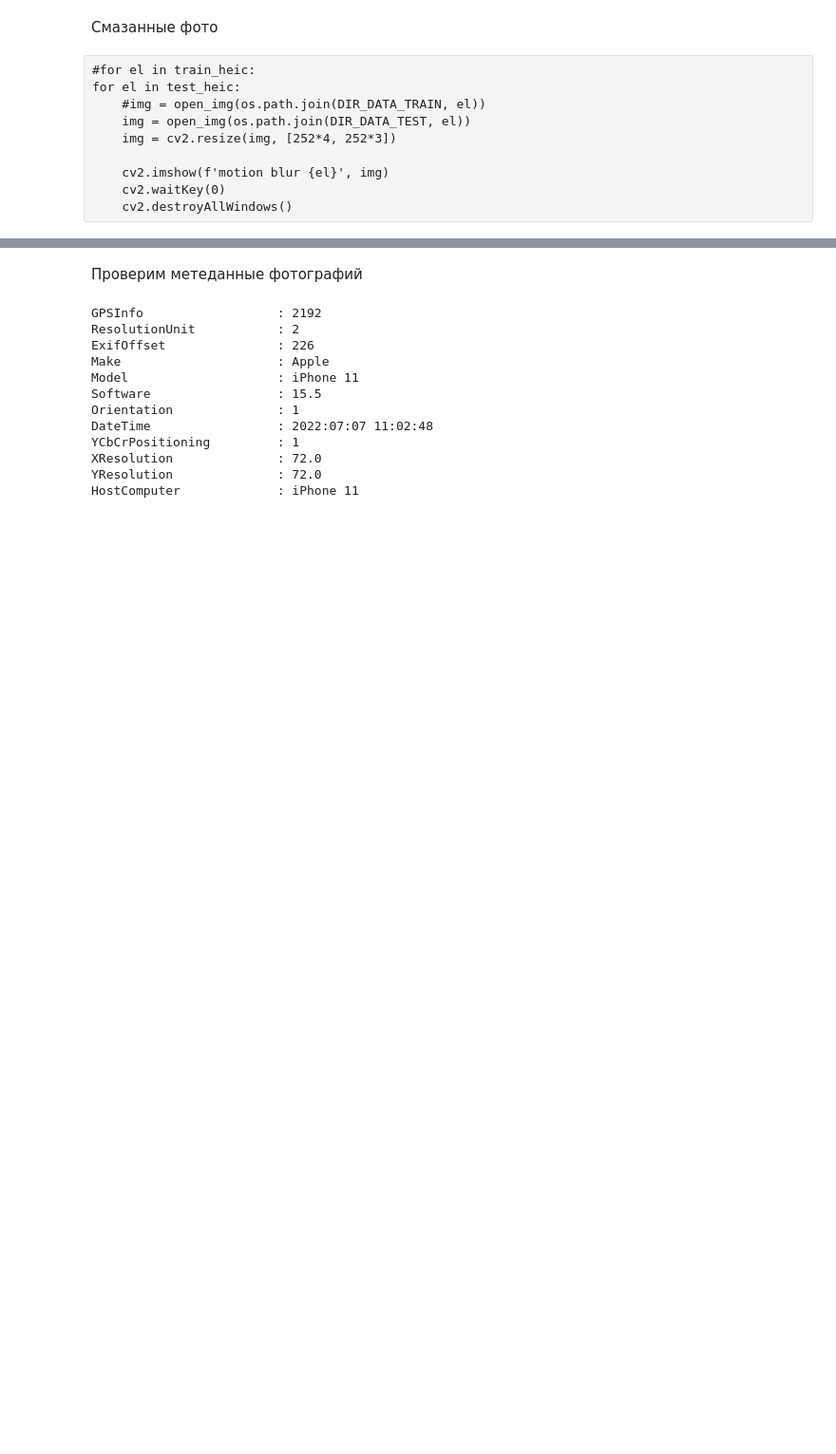
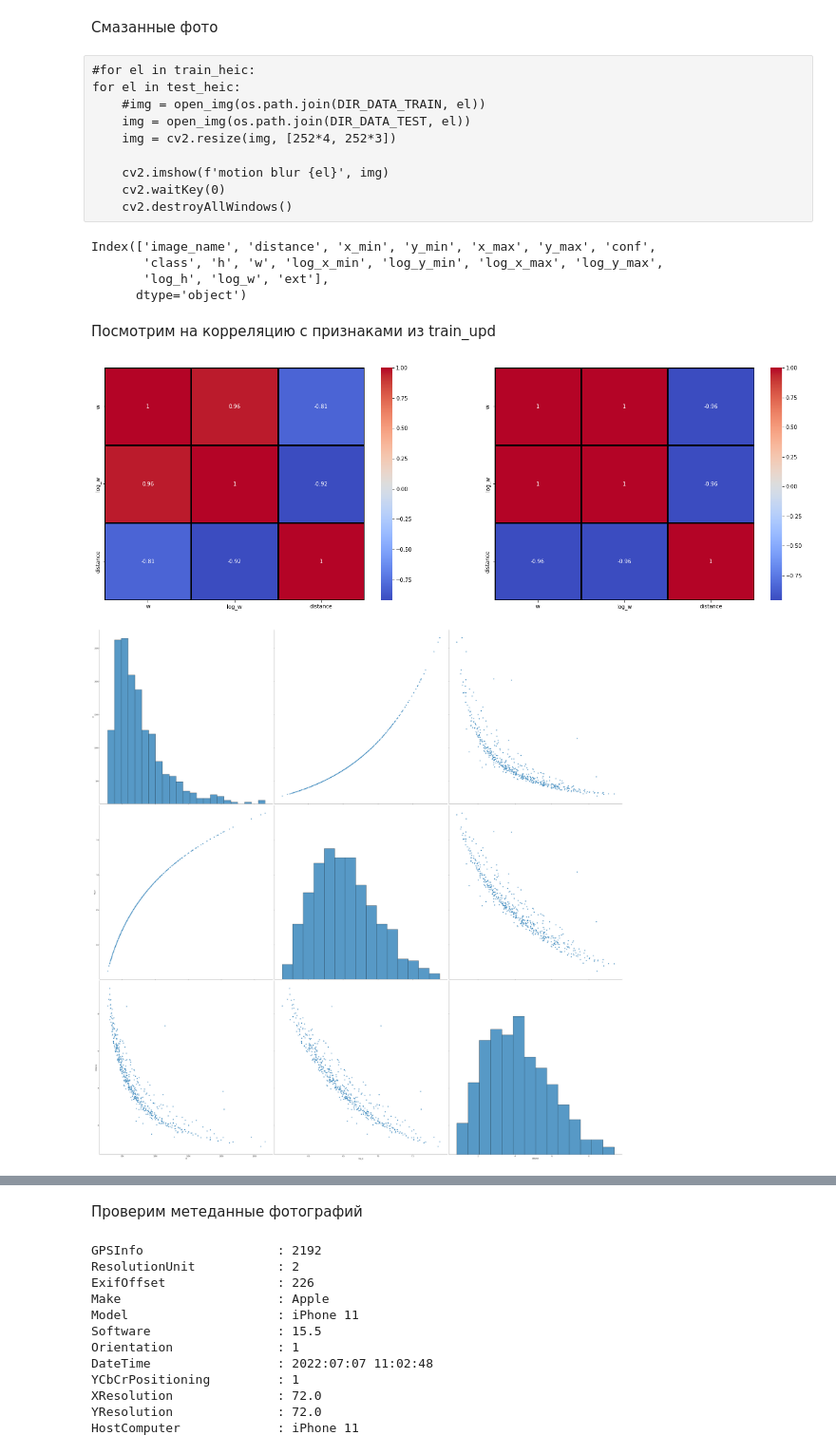
Before and after one commit to v010ch/car_dist_by_photo_22, a Jupyter notebook: 1step_eda.ipynb, the cells around one changed output, grey strips where cells are left out. Shown at 95% size. Saved outputs shown, nothing was run; the diff lists cells and outputs as text; code cells hidden in the pictures; blank space fills up the shorter version.

```diff
--- a/1step_eda.ipynb
+++ b/1step_eda.ipynb
@@ -43,6 +47,27 @@ def open_img(inp_path: str) -> np.ndarray:
             ret_img = np.asarray(heif_file)
 
     return ret_img
+# %%
+def plot_corrc(inp_df: pd.DataFrame, inp_cols: List[str], targ_cols: Optional[List[int]] = ['distance']):
+    f, ax = plt.subplots(1, 2, figsize=(24, 8))
+    sns.heatmap(inp_df[inp_cols + targ_cols].corr(),
+    #sns.heatmap(inp_df.query('c2 == 0')[inp_cols + targ_cols].corr(), \n",
+                annot = True, cmap= 'coolwarm', linewidths=3, linecolor='black', ax = ax[0])
+    sns.heatmap(inp_df[inp_cols + targ_cols].corr(method = 'spearman'),
+    #sns.heatmap(inp_df.query('c2 == 1')[inp_cols + targ_cols].corr(), \n",
+                annot = True, cmap= 'coolwarm', linewidths=3, linecolor='black', ax = ax[1])
+#    sns.heatmap(inp_df.query('c2 == 0')[inp_cols + targ_cols].corr(method = 'spearman'), \n",
+#                annot = True, cmap= 'coolwarm', linewidths=3, linecolor='black', ax = ax[1, 0])\n",
+#    sns.heatmap(inp_df.query('c2 == 1')[inp_cols + targ_cols].corr(method = 'spearman'), \n",
+#                annot = True, cmap= 'coolwarm', linewidths=3, linecolor='black', ax = ax[1, 1])\n",
+    if 'distrib_brdr' in inp_df.columns:
+        sns.pairplot(inp_df[inp_cols + targ_cols + ['distrib_brdr']], height = 16,
+                     hue = 'distrib_brdr', #palette = {\"A\": \"C0\", \"B\": \"C1\"}\n",
+                     #markers = ['x', 'o']\n",
+                    )
+    else:
+        sns.pairplot(inp_df[inp_cols + targ_cols], height = 16,
+                    )
 # %% [markdown]
 ## Загрузка данных
 # %%
@@ -194,3 +225,21 @@ img = cv2.resize(img, [252*4, 252*3])
 cv2.imshow('motion blur', img)
 cv2.waitKey(0)
 cv2.destroyAllWindows()
+# %%
+train_df.columns
+# %% [output]
+Index(['image_name', 'distance', 'x_min', 'y_min', 'x_max', 'y_max', 'conf',
+       'class', 'h', 'w', 'log_x_min', 'log_y_min', 'log_x_max', 'log_y_max',
+       'log_h', 'log_w', 'ext'],
+      dtype='object')
+# %%
+#train_df['exp_w'] = train_df.w.apply(lambda x: np.exp(x))
+train_df['log_w'] = train_df.w.apply(lambda x: np.log(x))
+# %% [markdown]
+Посмотрим на корреляцию с признаками из train_upd
+# %%
+#plot_corrc(train_df, ['x_min', 'y_min', 'x_max', 'y_max', 'h', 'w']) #'conf',
+plot_corrc(train_df, ['w', 'log_w'])
+# %% [output]
+[figure, added]
+[figure, added]
```
Also changed, not shown: parts of 10 cells of this notebook, 11 other files.
